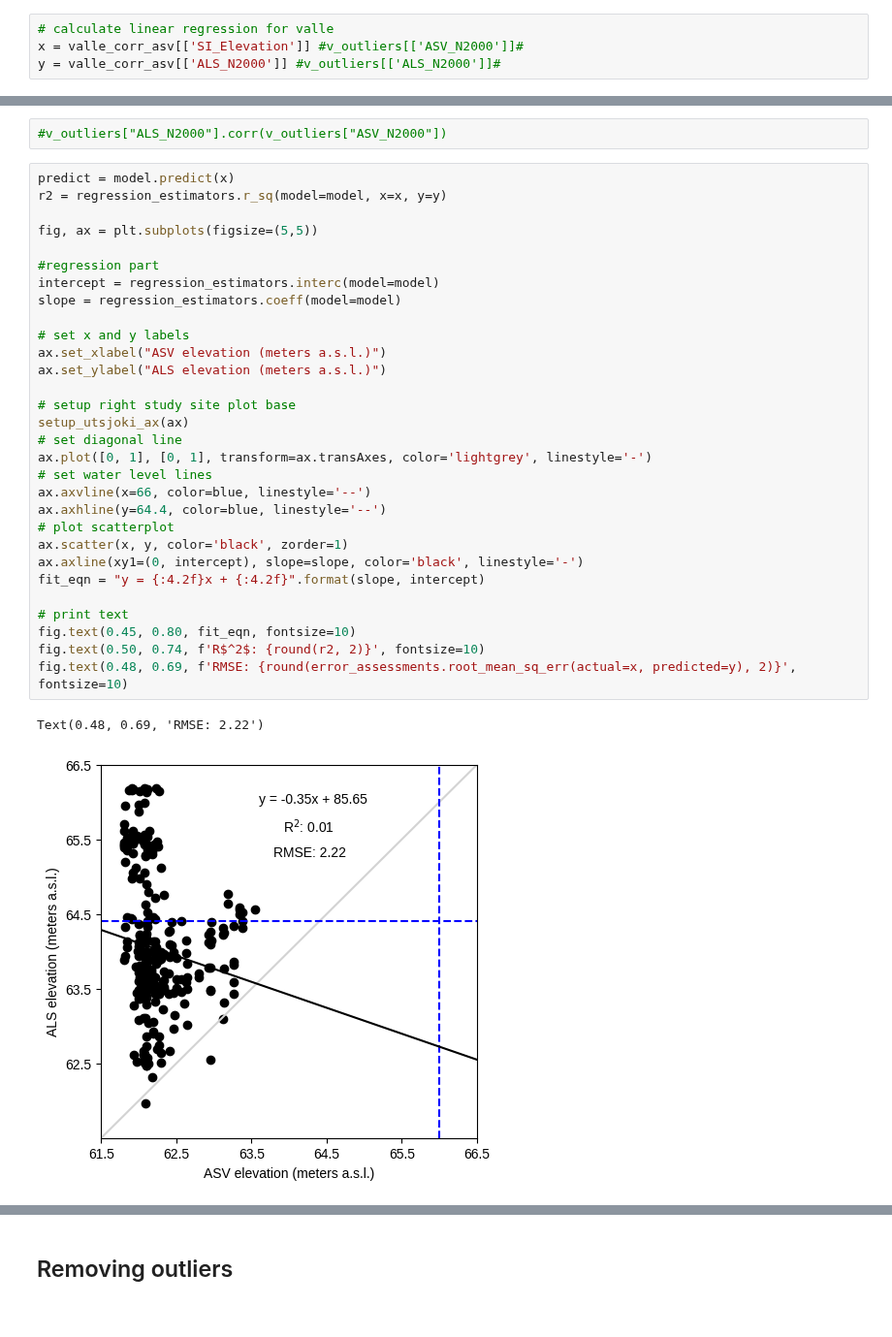
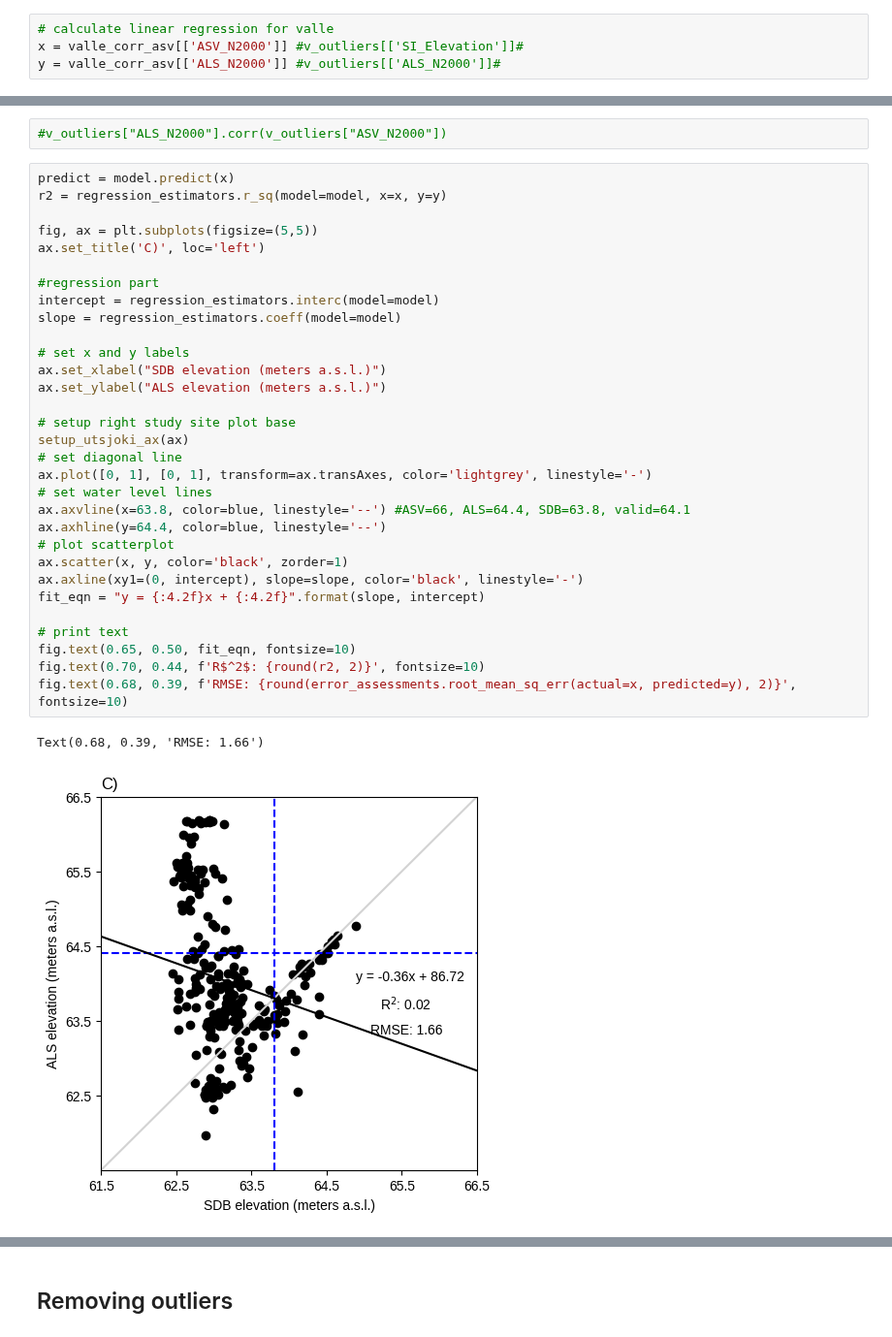
Before and after one commit to susannakukka/bathymetric-model-analysis, a Jupyter notebook: notebooks/error_assessments_and_model_correlations.ipynb, the cells around one changed output, grey strips where cells are left out. Shown at 97% size. Saved outputs shown, nothing was run; the diff lists cells and outputs as text.

Commit message:
redid the rs correlation graphs with corrected xy labels

```diff
--- a/notebooks/error_assessments_and_model_correlations.ipynb
+++ b/notebooks/error_assessments_and_model_correlations.ipynb
@@ -537,7 +537,7 @@ valle_corr_asv
 260 rows × 6 columns
 # %%
 # calculate linear regression for valle
-x = valle_corr_asv[['SI_Elevation']] #v_outliers[['ASV_N2000']]#
+x = valle_corr_asv[['ASV_N2000']] #v_outliers[['SI_Elevation']]#
 y = valle_corr_asv[['ALS_N2000']] #v_outliers[['ALS_N2000']]#
 # %%
 model.fit(x, y)
@@ -551,35 +551,36 @@ R-squared value: 0.011117987144421804
 # %%
 predict = model.predict(x)
 r2 = regression_estimators.r_sq(model=model, x=x, y=y)
 
 fig, ax = plt.subplots(figsize=(5,5))
+ax.set_title('C)', loc='left')
 
 #regression part
 intercept = regression_estimators.interc(model=model)
 slope = regression_estimators.coeff(model=model)
 
 # set x and y labels
-ax.set_xlabel("ASV elevation (meters a.s.l.)")
+ax.set_xlabel("SDB elevation (meters a.s.l.)")
 ax.set_ylabel("ALS elevation (meters a.s.l.)")
 
 # setup right study site plot base
 setup_utsjoki_ax(ax)
 # set diagonal line
 ax.plot([0, 1], [0, 1], transform=ax.transAxes, color='lightgrey', linestyle='-')
 # set water level lines
-ax.axvline(x=66, color=blue, linestyle='--')
+ax.axvline(x=63.8, color=blue, linestyle='--') #ASV=66, ALS=64.4, SDB=63.8, valid=64.1
 ax.axhline(y=64.4, color=blue, linestyle='--')
 # plot scatterplot
 ax.scatter(x, y, color='black', zorder=1)
 ax.axline(xy1=(0, intercept), slope=slope, color='black', linestyle='-')
 fit_eqn = "y = {:4.2f}x + {:4.2f}".format(slope, intercept)
 
 # print text
-fig.text(0.45, 0.80, fit_eqn, fontsize=10)
-fig.text(0.50, 0.74, f'R$^2$: {round(r2, 2)}', fontsize=10)
-fig.text(0.48, 0.69, f'RMSE: {round(error_assessments.root_mean_sq_err(actual=x, predicted=y), 2)}', fontsize=10)
+fig.text(0.65, 0.50, fit_eqn, fontsize=10)
+fig.text(0.70, 0.44, f'R$^2$: {round(r2, 2)}', fontsize=10)
+fig.text(0.68, 0.39, f'RMSE: {round(error_assessments.root_mean_sq_err(actual=x, predicted=y), 2)}', fontsize=10)
 # %% [output]
-Text(0.48, 0.69, 'RMSE: 2.22')
+Text(0.68, 0.39, 'RMSE: 1.66')
-[figure, old version]
+[figure, new version]
 # %%
 # save as png
```
Also changed, not shown: parts of 9 cells of this notebook, 14 other files.
